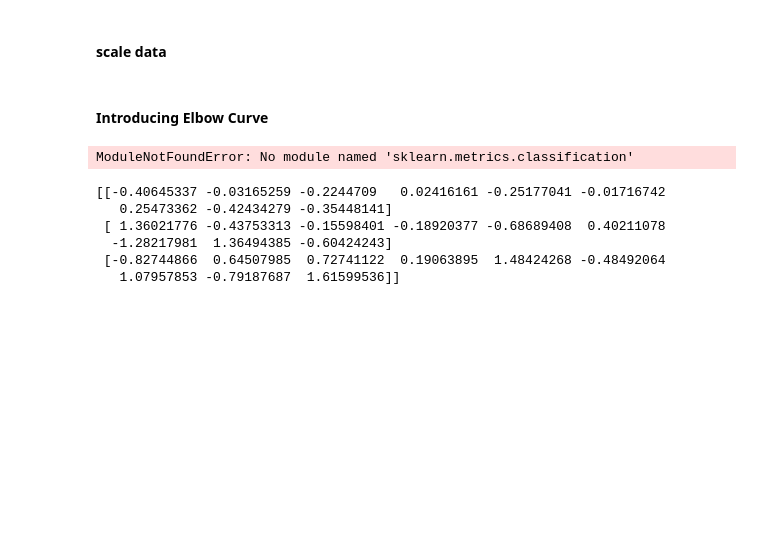
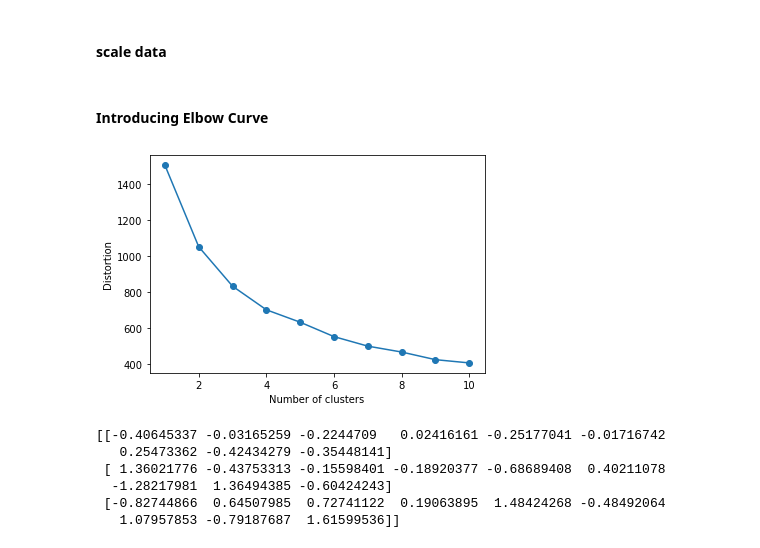
Before and after one commit to arunabh15091989/LighthouseLabs-LectureNotes, a Jupyter notebook: W3D4/Unsupervised Learning - W3D4.ipynb, the cells around one changed output. Saved outputs shown, nothing was run; the diff lists cells and outputs as text; code cells hidden in the pictures; blank space fills up the shorter version.

```diff
--- a/W3D4/Unsupervised Learning - W3D4.ipynb
+++ b/W3D4/Unsupervised Learning - W3D4.ipynb
@@ -116,14 +116,12 @@ data_scaled=sc.fit_transform(country_df.drop(['country'],axis=1))
 # %% [markdown]
 #### Introducing Elbow Curve
 # %%
-#Plotting Elbow Curve
-from sklearn.cluster import KMeans
-from yellowbrick.cluster import KElbowVisualizer
-from sklearn import metrics
+# #Plotting Elbow Curve
+# from sklearn.cluster import KMeans
+# from yellowbrick.cluster import KElbowVisualizer
+# from sklearn import metrics
 
-model = KMeans()
-visualizer = KElbowVisualizer(model, k=(1,10))
-visualizer.fit(data_scaled)
-visualizer.poof()
+# model = KMeans()
+# visualizer = KElbowVisualizer(model, k=(1,10))
+# visualizer.fit(data_scaled)
+# visualizer.poof()
-# %% [output]
-ModuleNotFoundError: No module named 'sklearn.metrics.classification'
@@ -130,3 +130,24 @@ ModuleNotFoundError: No module named 'sklearn.metrics.classification'
+# %%
+from matplotlib import pyplot as plt
+%matplotlib inline
+def plot_distortion(X,max_clusters = 10):
+    distortions = []
+    for i in range(1, max_clusters +1):
+        km = KMeans(n_clusters=i,
+                    init='k-means++',
+                    n_init=10,
+                    random_state=0)
+        km.fit(X)
+        distortions.append(km.inertia_)
+
+    plt.plot(range(1,max_clusters +1), distortions, marker='o')
+    plt.xlabel('Number of clusters')
+    plt.ylabel('Distortion')
+    plt.show()
+# %%
+plot_distortion(data_scaled)
+# %% [output]
+[figure, added]
 # %%
 #Fitting data into K-Means model with 3 clusters
 km_3=KMeans(n_clusters=3,random_state=12345)
```
Also changed, not shown: parts of 6 cells of this notebook.
